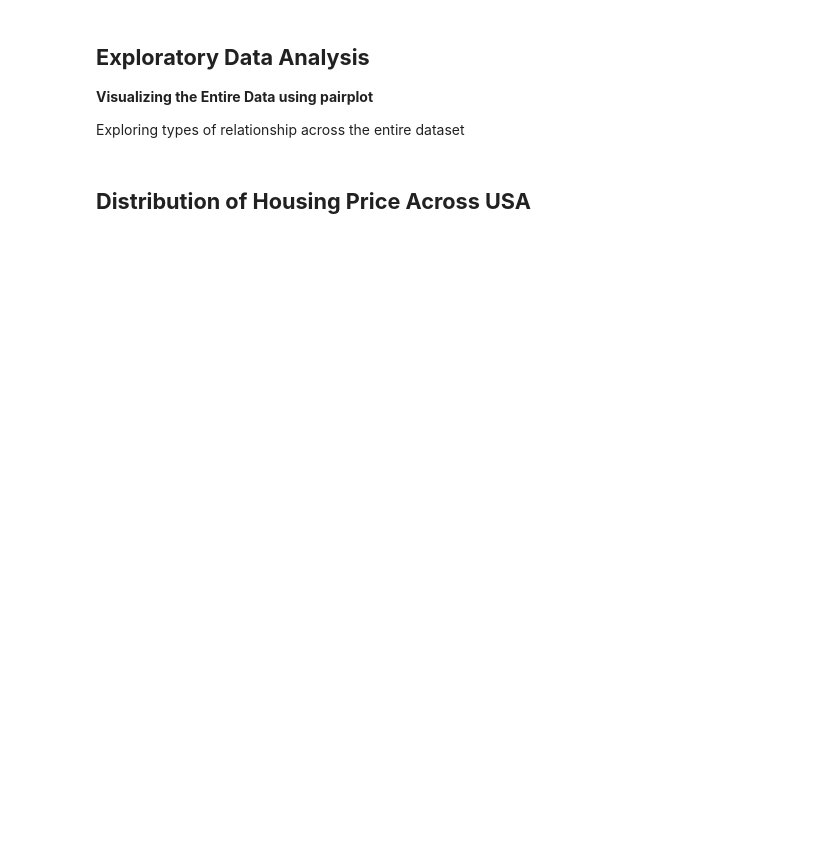
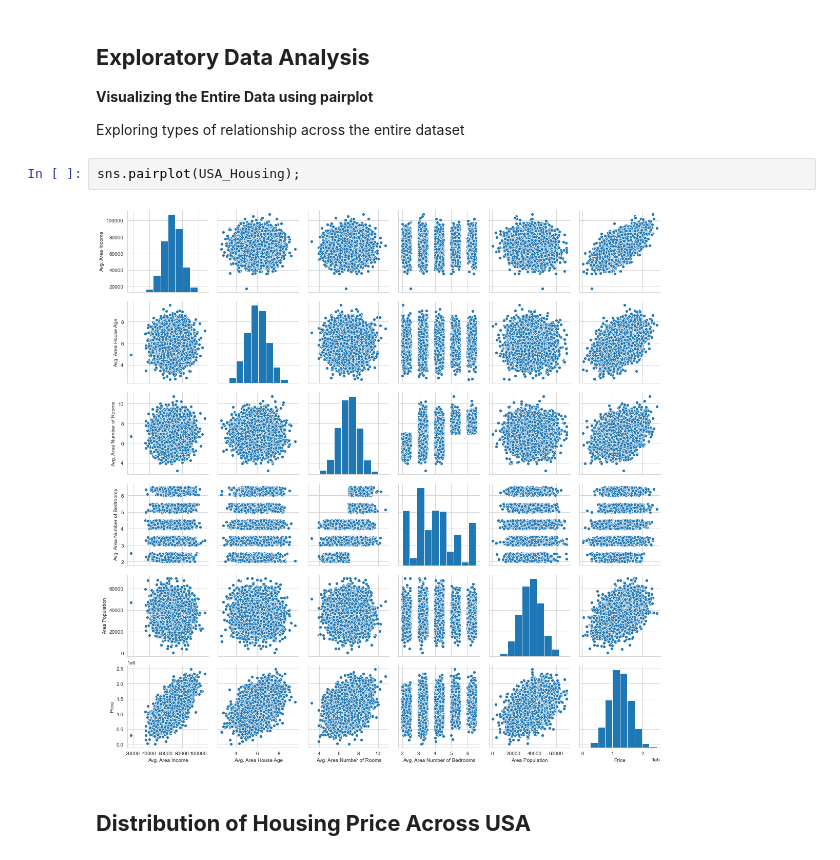
Before and after one commit to CarlosDiazGirol/thebridgedsftsep20, a Jupyter notebook: 3-Machine Learning/1-Supervisado/1-Linear Regression/1_usa-housing-linear-regression.ipynb, the cells around one changed output. Saved outputs shown, nothing was run; the diff lists cells and outputs as text; blank space fills up the shorter version.

```diff
--- a/3-Machine Learning/1-Supervisado/1-Linear Regression/1_usa-housing-linear-regression.ipynb
+++ b/3-Machine Learning/1-Supervisado/1-Linear Regression/1_usa-housing-linear-regression.ipynb
@@ -34,5 +69,9 @@ USA_Housing.head()
 **Visualizing the Entire Data using pairplot**
 
 Exploring types of relationship across the entire dataset
+# %%
+sns.pairplot(USA_Housing);
+# %% [output]
+[figure, added]
 # %% [markdown]
 ## **Distribution of Housing Price Across USA**
```
Also changed, not shown: parts of 33 cells of this notebook, 3 other files.
